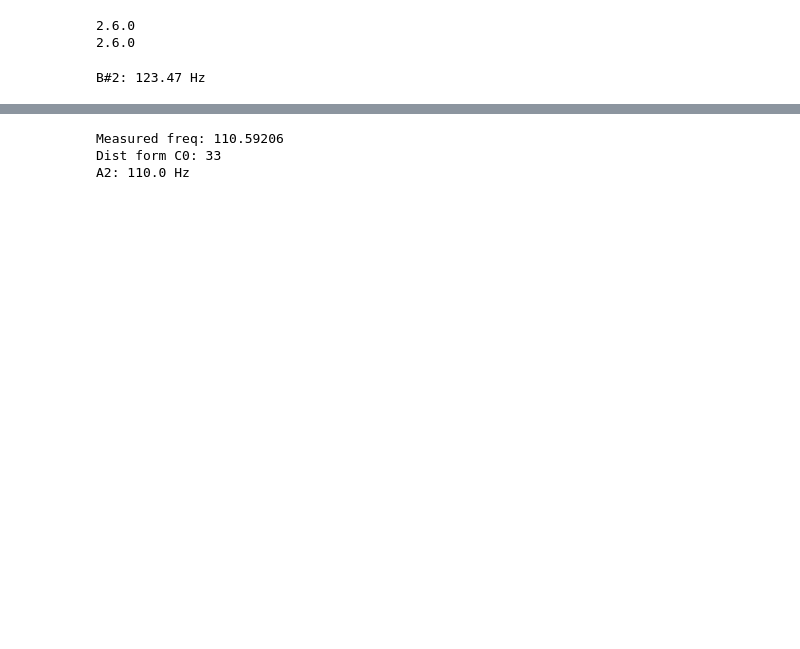
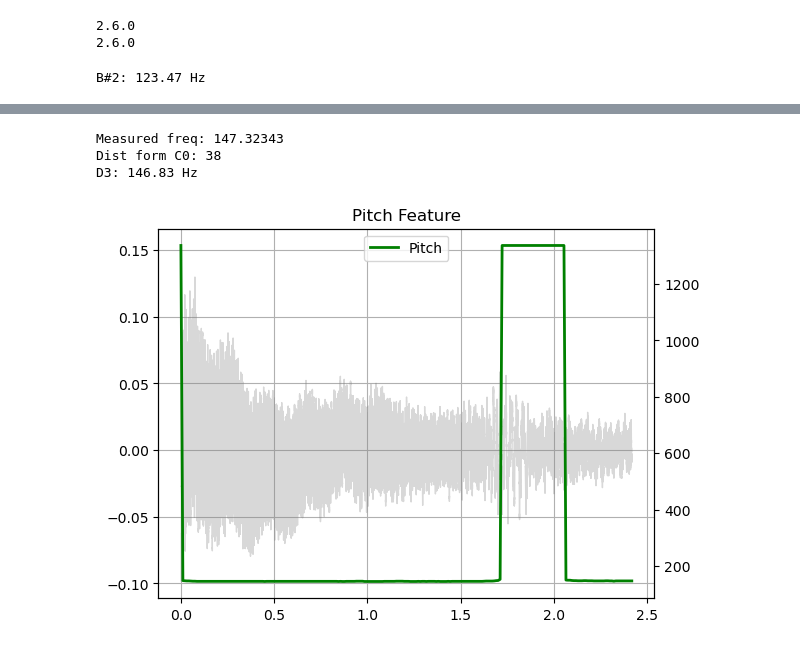
Before and after one commit to ScytheGreg/A_E_Guitar_Recognition, a Jupyter notebook: A_E_Guitar_Recognition.ipynb, the cells around one changed output, grey strips where cells are left out. Drawn from its saved outputs; the diff is of its cells as text; code cells hidden in the pictures; blank space fills up the shorter version.

```diff
--- a/A_E_Guitar_Recognition.ipynb
+++ b/A_E_Guitar_Recognition.ipynb
@@ -188,7 +192,9 @@ F2: 87.31 Hz
 # %%
-tone2 = SingleToneSample("Raw_Audio_Data/A2/22.wav")
+tone2 = SingleToneSample("Raw_Audio_Data/D3/0.wav", freq_high=300)
 tone2.note.print()
+tone2.plot_pitch()
 # %% [output]
-Measured freq: 110.59206
-Dist form C0: 33
-A2: 110.0 Hz
+Measured freq: 147.32343
+Dist form C0: 38
+D3: 146.83 Hz
+[figure, added]
```
Also changed, not shown: parts of 3 cells of this notebook, 3 other files.
